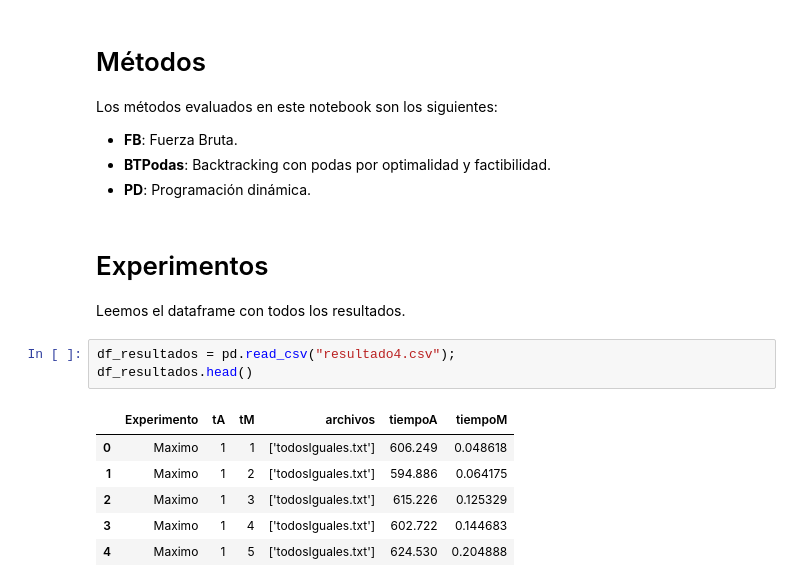
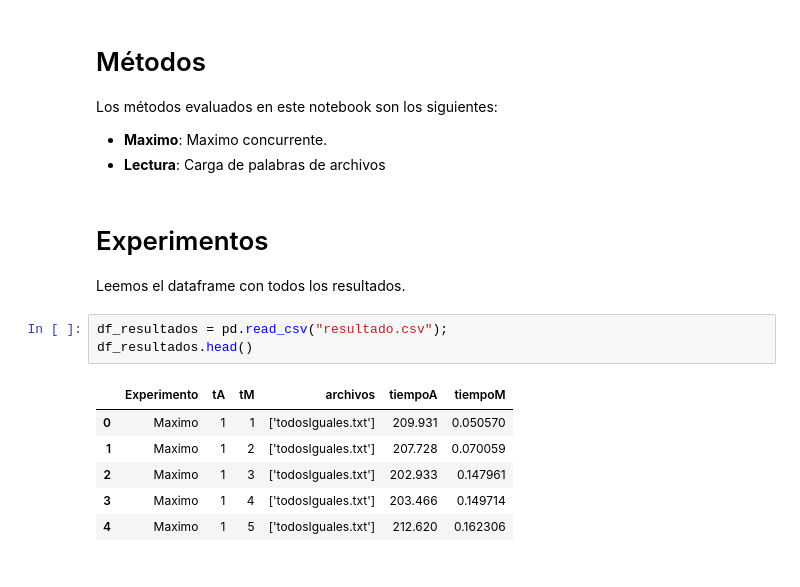
Before and after one commit to axelnico/so-tp-threading, a Jupyter notebook: analisis.ipynb, the cells around one changed output. Drawn from its saved outputs; the diff is of its cells as text.

```diff
--- a/analisis.ipynb
+++ b/analisis.ipynb
@@ -22,19 +20,18 @@ Para los experimentos se crean las siguientes familias de instancias para evalua
 # %% [markdown]
 # Métodos
 Los métodos evaluados en este notebook son los siguientes:
-- **FB**: Fuerza Bruta.
-- **BTPodas**: Backtracking con podas por optimalidad y factibilidad.
-- **PD**: Programación dinámica.
+- **Maximo**: Maximo concurrente.
+- **Lectura**: Carga de palabras de archivos
 # %% [markdown]
 # Experimentos
 Leemos el dataframe con todos los resultados.
 # %%
-df_resultados = pd.read_csv("resultado4.csv");
+df_resultados = pd.read_csv("resultado.csv");
 df_resultados.head()
 # %% [output]
 |  | Experimento | tA | tM | archivos | tiempoA | tiempoM |
-| 0 | Maximo | 1 | 1 | ['todosIguales.txt'] | 606.249 | 0.048618 |
-| 1 | Maximo | 1 | 2 | ['todosIguales.txt'] | 594.886 | 0.064175 |
-| 2 | Maximo | 1 | 3 | ['todosIguales.txt'] | 615.226 | 0.125329 |
-| 3 | Maximo | 1 | 4 | ['todosIguales.txt'] | 602.722 | 0.144683 |
-| 4 | Maximo | 1 | 5 | ['todosIguales.txt'] | 624.530 | 0.204888 |
+| 0 | Maximo | 1 | 1 | ['todosIguales.txt'] | 209.931 | 0.050570 |
+| 1 | Maximo | 1 | 2 | ['todosIguales.txt'] | 207.728 | 0.070059 |
+| 2 | Maximo | 1 | 3 | ['todosIguales.txt'] | 202.933 | 0.147961 |
+| 3 | Maximo | 1 | 4 | ['todosIguales.txt'] | 203.466 | 0.149714 |
+| 4 | Maximo | 1 | 5 | ['todosIguales.txt'] | 212.620 | 0.162306 |
```
Also changed, not shown: parts of 17 cells of this notebook, 2 other files.
